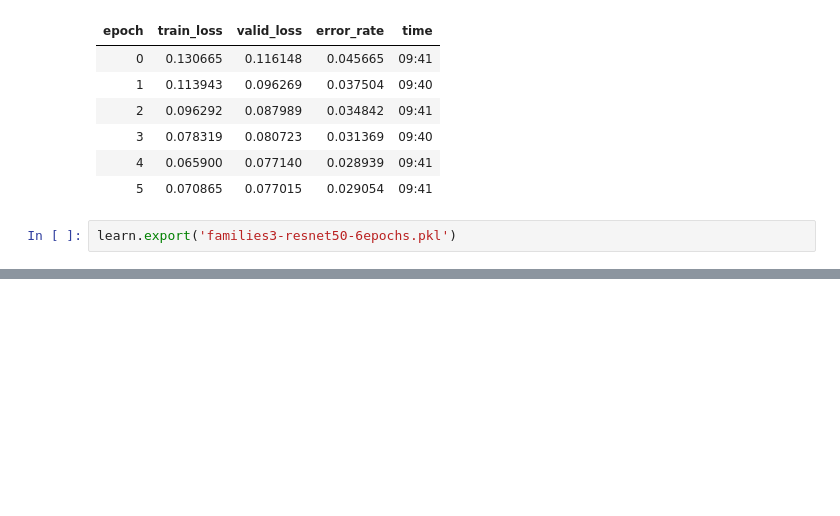
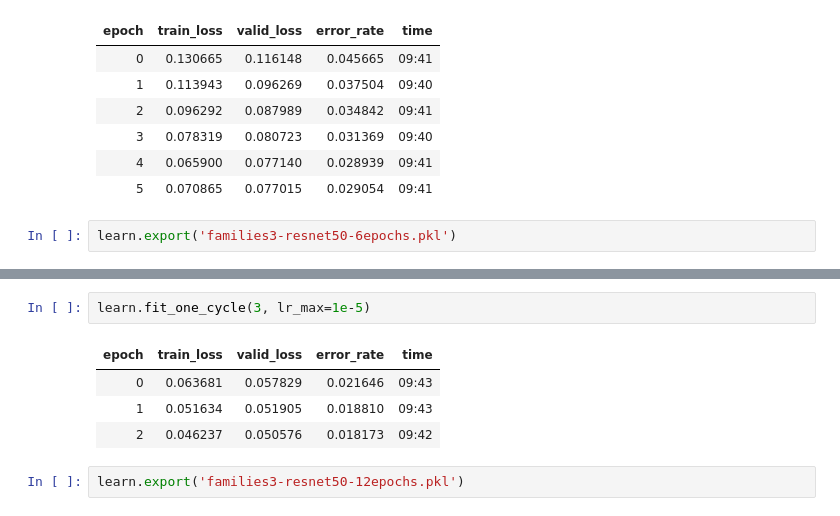
Before and after one commit to jossalgon/Fishly-Hierarchical-image-classification, a Jupyter notebook: families3.ipynb, the cells around one changed output, grey strips where cells are left out. Drawn from its saved outputs; the diff is of its cells as text; blank space fills up the shorter version.

```diff
--- a/families3.ipynb
+++ b/families3.ipynb
@@ -101,0 +116,9 @@ learn.export('families3-resnet50-6epochs.pkl')
+# %%
+learn.fit_one_cycle(3, lr_max=1e-5)
+# %% [output]
+| epoch | train_loss | valid_loss | error_rate | time |
+| 0 | 0.063681 | 0.057829 | 0.021646 | 09:43 |
+| 1 | 0.051634 | 0.051905 | 0.018810 | 09:43 |
+| 2 | 0.046237 | 0.050576 | 0.018173 | 09:42 |
+# %%
+learn.export('families3-resnet50-12epochs.pkl')
```
Also changed, not shown: parts of 14 cells of this notebook.
